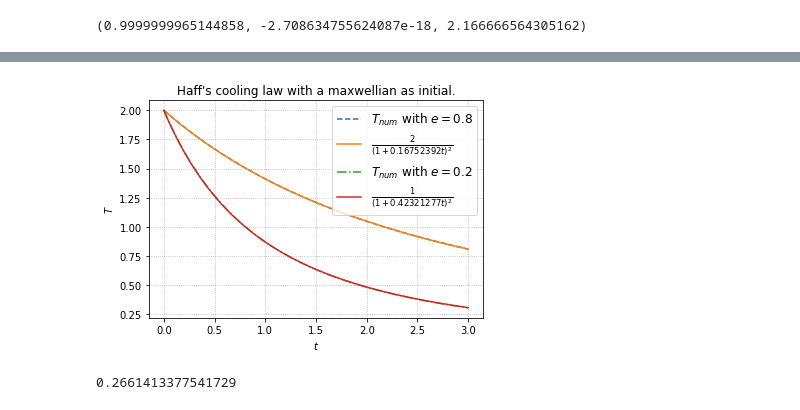
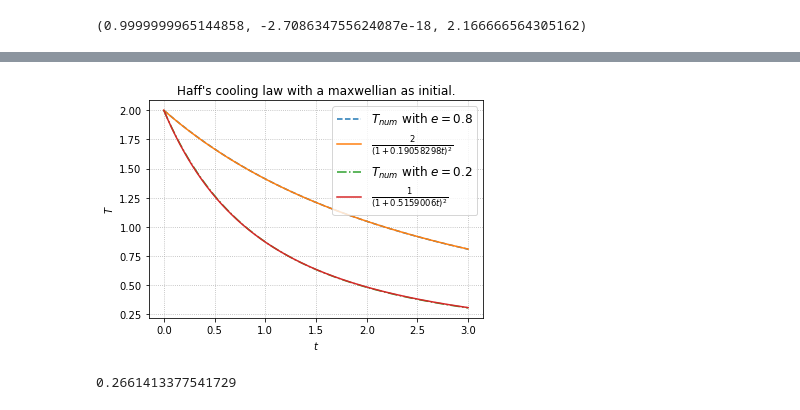
Before and after one commit to Mayuyu/fsm_inelastic_boltzmann, a Jupyter notebook: notebooks/fsm_3D.ipynb, the cells around one changed output, grey strips where cells are left out. Drawn from its saved outputs; the diff is of its cells as text; code cells hidden in the pictures.

```diff
--- a/notebooks/fsm_3D.ipynb
+++ b/notebooks/fsm_3D.ipynb
@@ -366,22 +341,22 @@ Epoch: 1950 loss = 3.6932136e-07 c = 0.19058335
 # %%
 t = np.arange(0, 3.01, 0.01)
 
 fig, ax = plt.subplots()
 ax.plot(t, np.asarray(T_vhs), '--', label=r'$T_{num}$ with $e=0.8$')
-ax.plot(t, 2/(1 + 0.19058335*t)**2, label=r'$\frac{2}{(1+0.16752392t)^2}$')
+ax.plot(t, 2/(1 + 0.19058298*t)**2, label=r'$\frac{2}{(1+0.19058298t)^2}$')
 ax.plot(t, np.asarray(T_vhs_02), '-.', label=r'$T_{num}$ with $e=0.2$')
-ax.plot(t, 2/(1.0 + 0.5159175*t)**2, label=r'$\frac{1}{(1+0.42321277t)^2}$')
+ax.plot(t, 2/(1.0 + 0.5159006*t)**2, label=r'$\frac{1}{(1+0.5159006t)^2}$')
 ax.set_xlabel('$t$')
 ax.set_ylabel('$T$')
 ax.set_title('Haff\'s cooling law with a maxwellian as initial.')
 ax.legend(fontsize='large')
 ax.grid(which='both',linestyle=':')
 plt.savefig('Haff_cooling_new.pdf')
 plt.show()
 
 # plt.plot(t, np.asarray(T_vhs), '--', t, 2.25/(1+0.36*t)**2)
 # %% [output]
-[figure, old version]
+[figure, new version]
 # %%
 def T(t, e, eps, T_0):
     return (T_0 - 8*eps/(1-e**2))*np.exp(-(1-e**2)*t/4) + 8*eps/(1-e**2)
```
Also changed, not shown: parts of 7 cells of this notebook, 2 other files.
